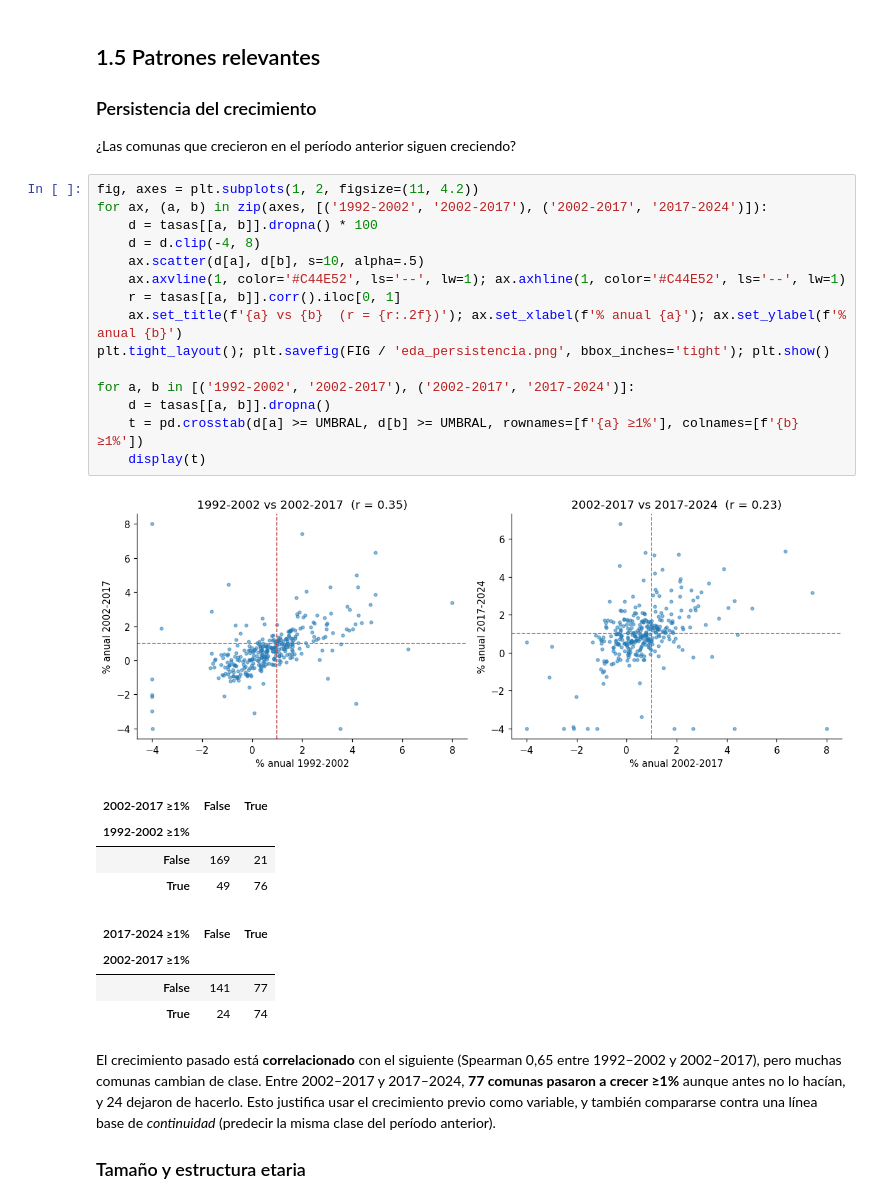
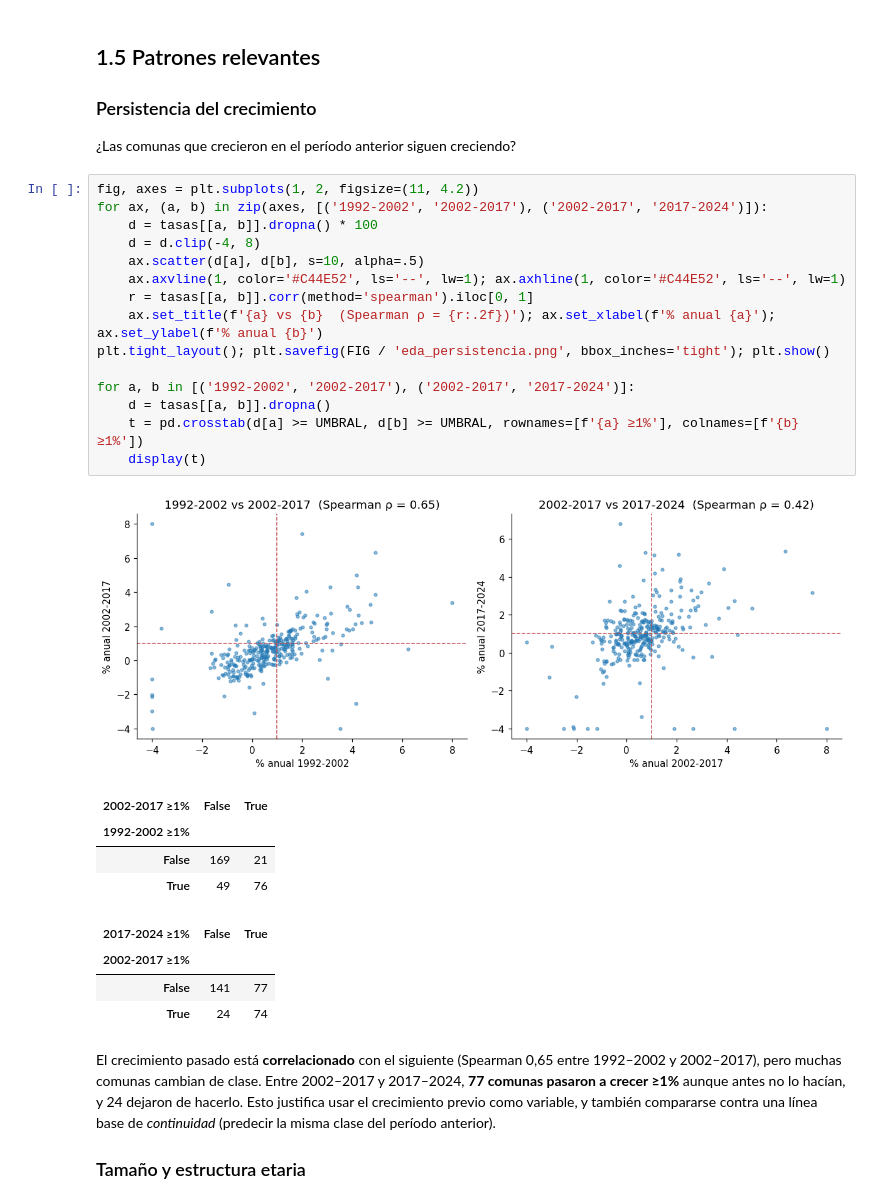
Before and after one commit to Billyflin/crecimiento-poblacional-comunal, a Jupyter notebook: notebooks/01_analisis_exploratorio.ipynb, the cells around one changed output. Saved outputs shown, nothing was run; the diff lists cells and outputs as text.

Commit message:
Figura de persistencia con Spearman, guion actualizado y script del video
Co-Authored-By: Claude Opus 5.5 <noreply@anthropic.com>

```diff
--- a/notebooks/01_analisis_exploratorio.ipynb
+++ b/notebooks/01_analisis_exploratorio.ipynb
@@ -197,20 +197,20 @@ plt.tight_layout(); plt.savefig(FIG / 'eda_distribucion_tasas.png', bbox_inches=
 # %%
 fig, axes = plt.subplots(1, 2, figsize=(11, 4.2))
 for ax, (a, b) in zip(axes, [('1992-2002', '2002-2017'), ('2002-2017', '2017-2024')]):
     d = tasas[[a, b]].dropna() * 100
     d = d.clip(-4, 8)
     ax.scatter(d[a], d[b], s=10, alpha=.5)
     ax.axvline(1, color='#C44E52', ls='--', lw=1); ax.axhline(1, color='#C44E52', ls='--', lw=1)
-    r = tasas[[a, b]].corr().iloc[0, 1]
-    ax.set_title(f'{a} vs {b}  (r = {r:.2f})'); ax.set_xlabel(f'% anual {a}'); ax.set_ylabel(f'% anual {b}')
+    r = tasas[[a, b]].corr(method='spearman').iloc[0, 1]
+    ax.set_title(f'{a} vs {b}  (Spearman ρ = {r:.2f})'); ax.set_xlabel(f'% anual {a}'); ax.set_ylabel(f'% anual {b}')
 plt.tight_layout(); plt.savefig(FIG / 'eda_persistencia.png', bbox_inches='tight'); plt.show()
 
 for a, b in [('1992-2002', '2002-2017'), ('2002-2017', '2017-2024')]:
     d = tasas[[a, b]].dropna()
     t = pd.crosstab(d[a] >= UMBRAL, d[b] >= UMBRAL, rownames=[f'{a} ≥1%'], colnames=[f'{b} ≥1%'])
     display(t)
 # %% [output]
-[figure, old version]
+[figure, new version]
 | 2002-2017 ≥1% | False | True |
 | 1992-2002 ≥1% |  |  |
 | False | 169 | 21 |
```
Also changed, not shown: 5 other files.
